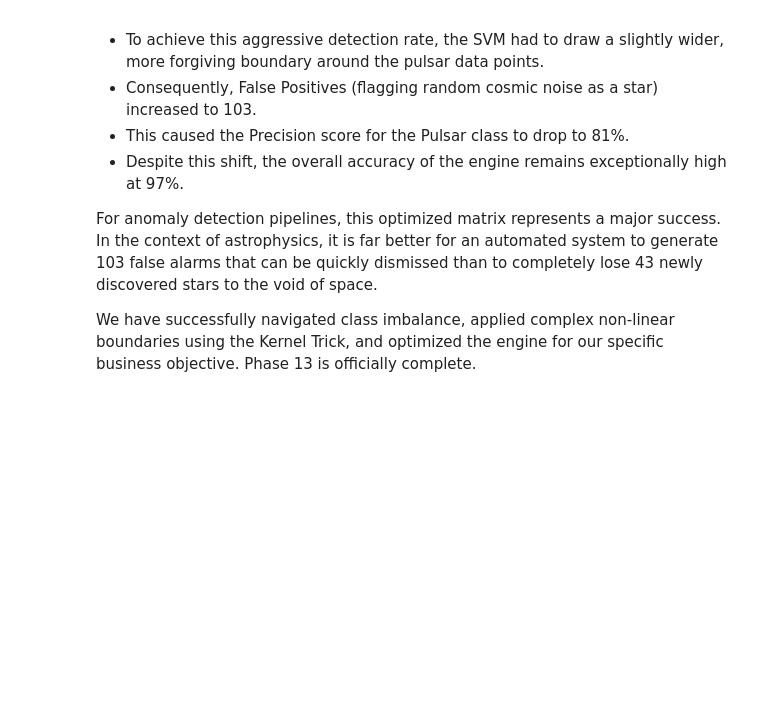
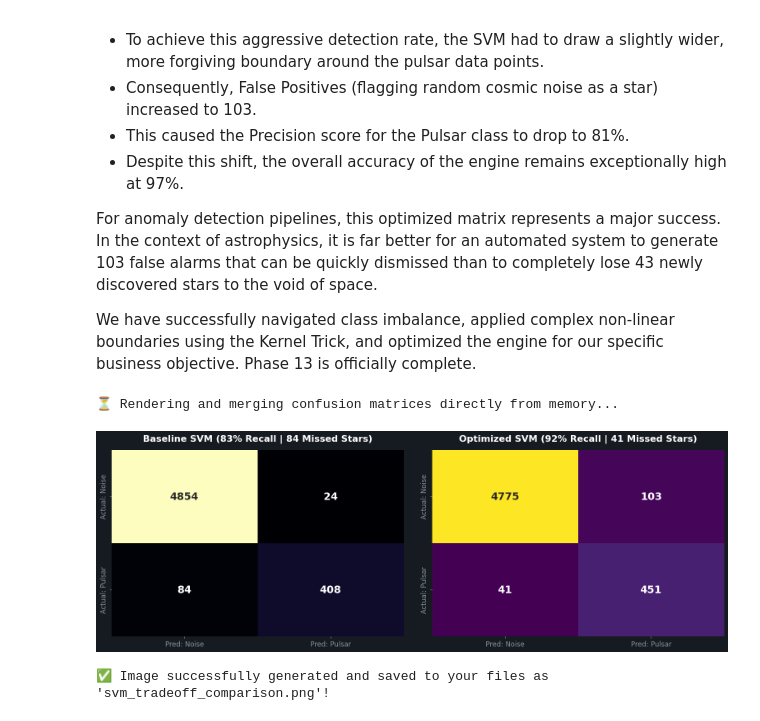
Before and after one commit to sultanjacob/Applied-Machine-Learning, a Jupyter notebook: Phase 13: Support Vector Machines (SVM)/13_support_vector_machines_SVM.ipynb, the cells around one changed output. Cells and saved outputs as stored; diff of their text form; code cells hidden in the pictures; blank space fills up the shorter version.

Commit message:
final visualisation

```diff
--- a/Phase 13: Support Vector Machines (SVM)/13_support_vector_machines_SVM.ipynb
+++ b/Phase 13: Support Vector Machines (SVM)/13_support_vector_machines_SVM.ipynb
@@ -516,3 +516,41 @@ By commanding the Grid Search to explicitly optimize for Recall, we successfully
 For anomaly detection pipelines, this optimized matrix represents a major success. In the context of astrophysics, it is far better for an automated system to generate 103 false alarms that can be quickly dismissed than to completely lose 43 newly discovered stars to the void of space.
 
 We have successfully navigated class imbalance, applied complex non-linear boundaries using the Kernel Trick, and optimized the engine for our specific business objective. Phase 13 is officially complete.
+# %%
+import matplotlib.pyplot as plt
+import seaborn as sns
+
+print("⏳ Rendering and merging confusion matrices directly from memory...")
+
+# 1. Set up a wide canvas (1 row, 2 columns)
+plt.style.use('dark_background')
+fig, axes = plt.subplots(1, 2, figsize=(16, 6), facecolor='#161b22')
+
+# 2. Plot the Baseline model (Left)
+sns.heatmap(cm_baseline, annot=True, fmt='d', cmap='magma', cbar=False,
+            xticklabels=["Pred: Noise", "Pred: Pulsar"],
+            yticklabels=["Actual: Noise", "Actual: Pulsar"],
+            annot_kws={"size": 18, "weight": "bold"}, ax=axes[0])
+
+axes[0].set_title('Baseline SVM (83% Recall | 84 Missed Stars)', color='white', fontsize=16, fontweight='bold', pad=15)
+axes[0].tick_params(colors='#8b949e', labelsize=12)
+
+# 3. Plot the Optimized model (Right)
+sns.heatmap(cm_optimized, annot=True, fmt='d', cmap='viridis', cbar=False,
+            xticklabels=["Pred: Noise", "Pred: Pulsar"],
+            yticklabels=["Actual: Noise", "Actual: Pulsar"],
+            annot_kws={"size": 18, "weight": "bold"}, ax=axes[1])
+
+axes[1].set_title('Optimized SVM (92% Recall | 41 Missed Stars)', color='white', fontsize=16, fontweight='bold', pad=15)
+axes[1].tick_params(colors='#8b949e', labelsize=12)
+
+# 4. Save and display the final combined image
+plt.tight_layout(pad=3.0)
+plt.savefig('svm_tradeoff_comparison.png', dpi=300, bbox_inches='tight', facecolor='#161b22')
+plt.show()
+
+print("✅ Image successfully generated and saved to your files as 'svm_tradeoff_comparison.png'!")
+# %% [output]
+⏳ Rendering and merging confusion matrices directly from memory...
+[figure, added]
+✅ Image successfully generated and saved to your files as 'svm_tradeoff_comparison.png'!
```
Also changed, not shown: parts of 2 cells of this notebook.
